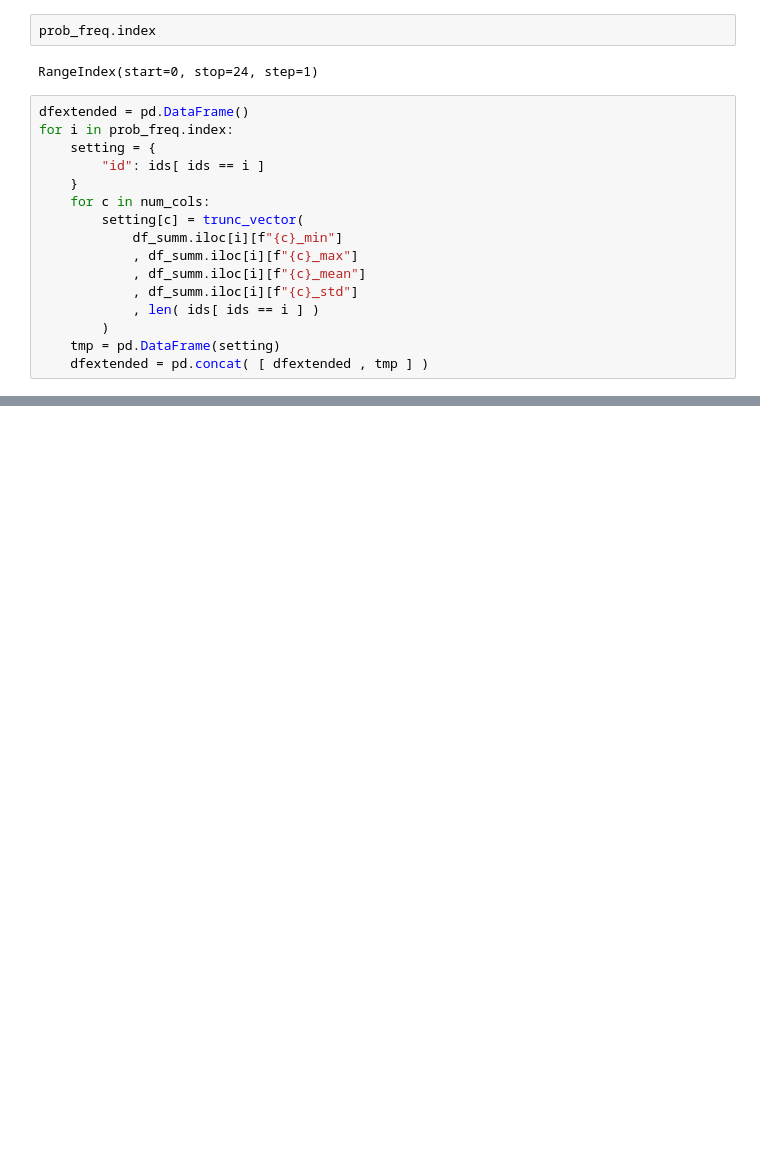
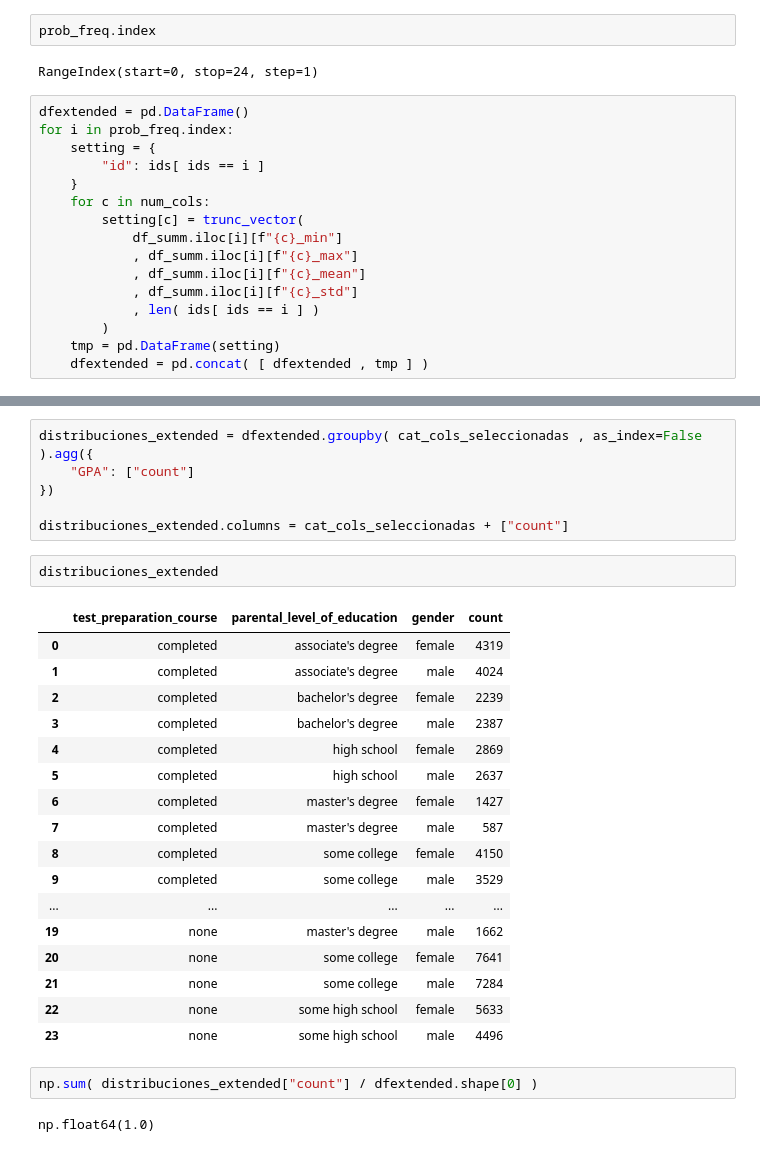
Before and after one commit to JosueSalomon/Proyecto_1_Teoria_de_la_simulacion, a Jupyter notebook: EDA.ipynb, the cells around one changed output, grey strips where cells are left out. Saved outputs shown, nothing was run; the diff lists cells and outputs as text; blank space fills up the shorter version.

```diff
--- a/EDA.ipynb
+++ b/EDA.ipynb
@@ -607,0 +684,30 @@ dfextended
+# %%
+distribuciones_extended = dfextended.groupby( cat_cols_seleccionadas , as_index=False ).agg({
+    "GPA": ["count"]
+})
+
+distribuciones_extended.columns = cat_cols_seleccionadas + ["count"]
+# %%
+distribuciones_extended
+# %% [output]
+|  | test_preparation_course | parental_level_of_education | gender | count |
+| 0 | completed | associate's degree | female | 4319 |
+| 1 | completed | associate's degree | male | 4024 |
+| 2 | completed | bachelor's degree | female | 2239 |
+| 3 | completed | bachelor's degree | male | 2387 |
+| 4 | completed | high school | female | 2869 |
+| 5 | completed | high school | male | 2637 |
+| 6 | completed | master's degree | female | 1427 |
+| 7 | completed | master's degree | male | 587 |
+| 8 | completed | some college | female | 4150 |
+| 9 | completed | some college | male | 3529 |
+| ... | ... | ... | ... | ... |
+| 19 | none | master's degree | male | 1662 |
+| 20 | none | some college | female | 7641 |
+| 21 | none | some college | male | 7284 |
+| 22 | none | some high school | female | 5633 |
+| 23 | none | some high school | male | 4496 |
+# %%
+np.sum( distribuciones_extended["count"] / dfextended.shape[0] )
+# %% [output]
+np.float64(1.0)
```
Also changed, not shown: parts of 40 cells of this notebook.
